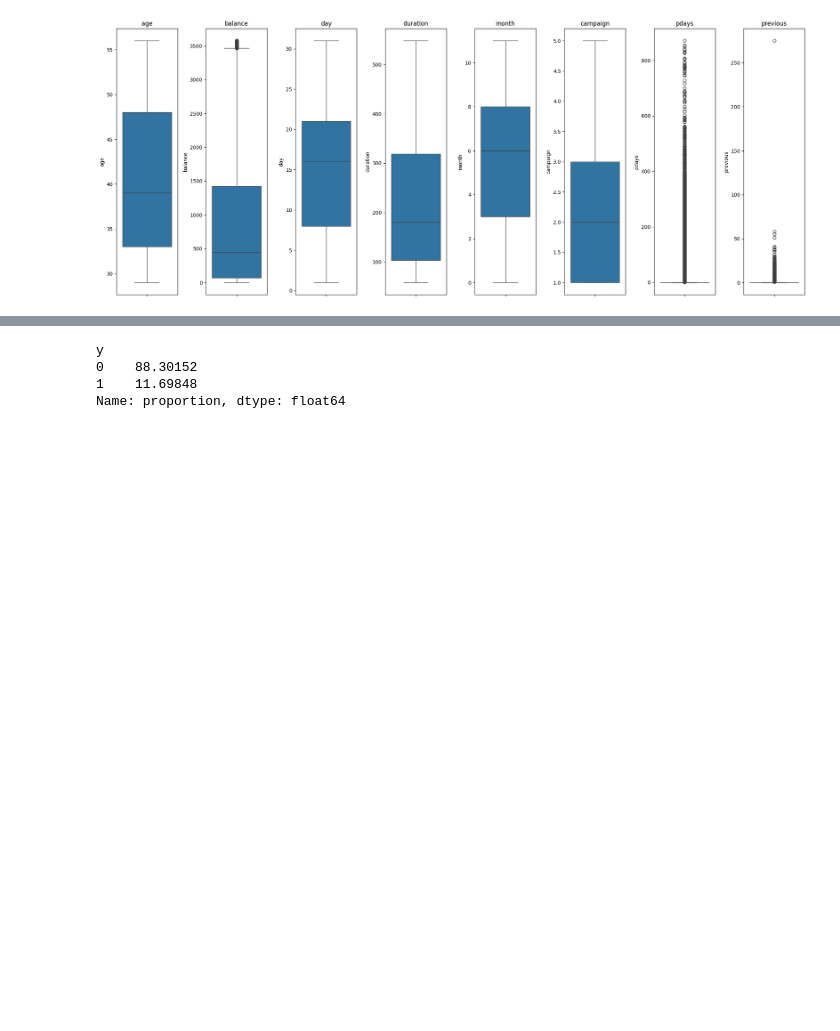
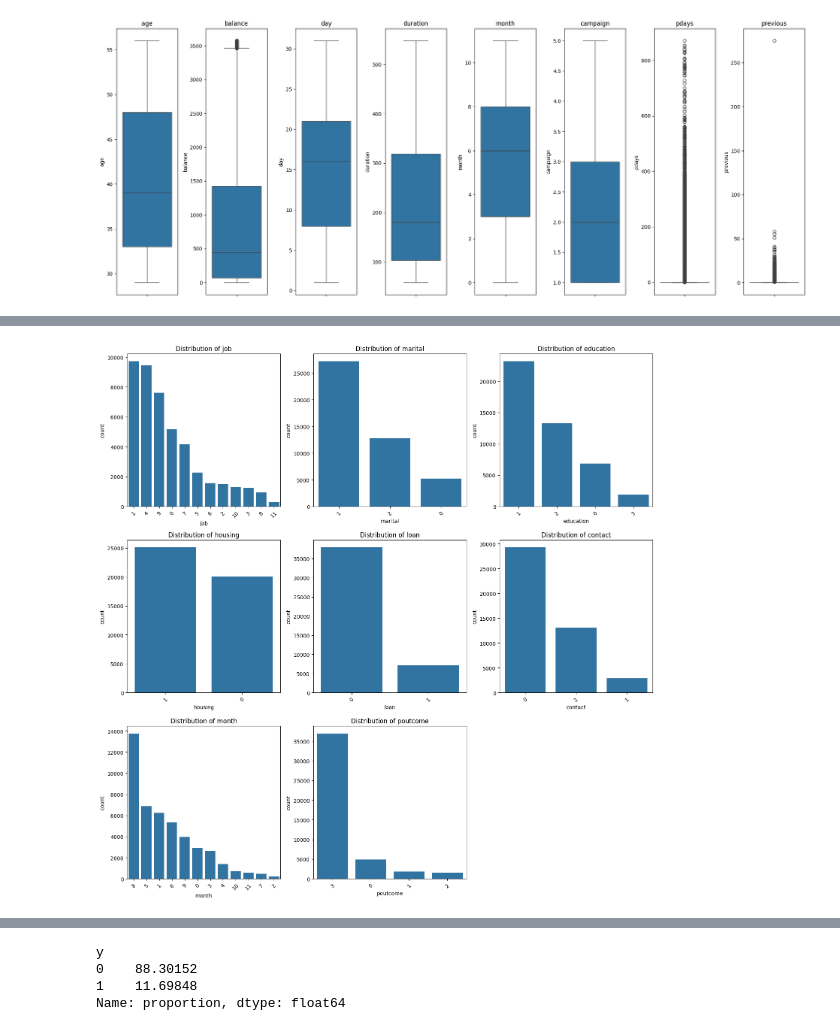
Before and after one commit to Dulina77/bank-marketing-prediction, a Jupyter notebook: Notebooks/cw1.ipynb, the cells around one changed output, grey strips where cells are left out. Drawn from its saved outputs; the diff is of its cells as text; code cells hidden in the pictures; blank space fills up the shorter version.

```diff
--- a/Notebooks/cw1.ipynb
+++ b/Notebooks/cw1.ipynb
@@ -157,0 +166,28 @@ plt.show()
+# %%
+import matplotlib.pyplot as plt
+import seaborn as sns
+
+
+categorical_columns = ['job', 'marital', 'education', 'housing', 'loan', 'contact', 'month', 'poutcome']
+
+
+columns = 3
+rows = 3
+
+
+fig, axes = plt.subplots(rows, columns, figsize=(15, 15))
+axes = axes.flatten()
+
+
+for i, col in enumerate(categorical_columns):
+    sns.countplot(data=data, x=col, order=data[col].value_counts().index, ax=axes[i])
+    axes[i].set_title(f"Distribution of {col}")
+    axes[i].tick_params(axis='x', rotation=45)
+
+for i in range(len(categorical_columns), len(axes)):
+    fig.delaxes(axes[i])
+
+plt.tight_layout()
+plt.show()
+# %% [output]
+[figure, added]
```
Also changed, not shown: parts of 2 cells of this notebook.
